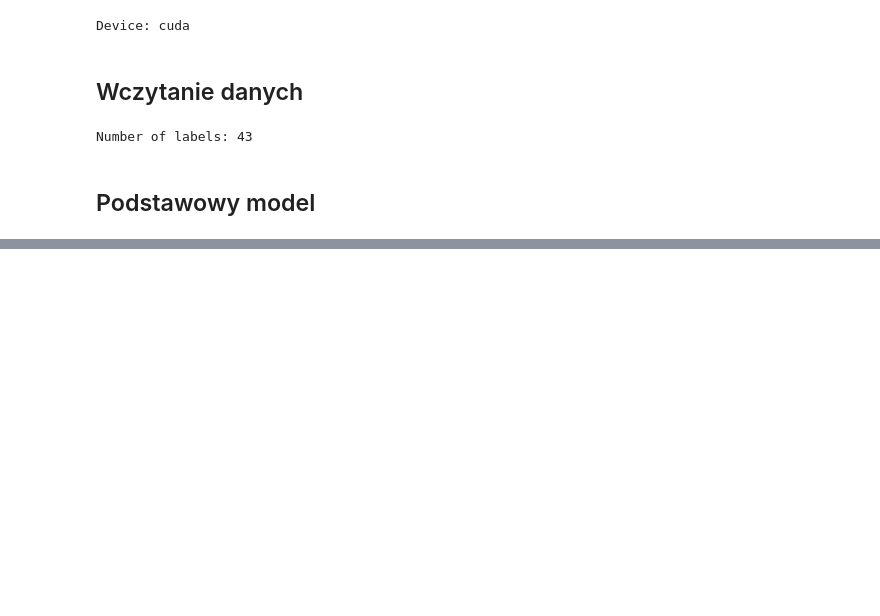
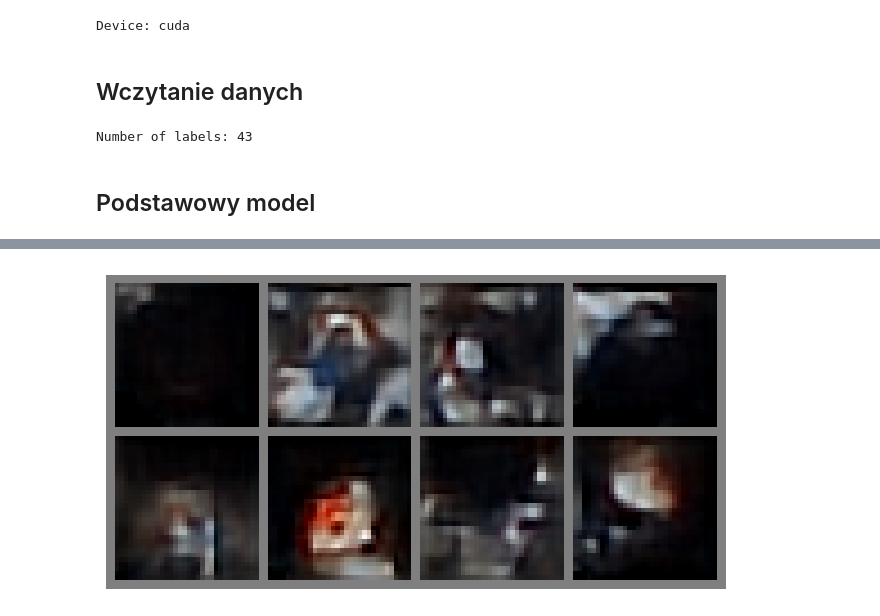
Before and after one commit to BrunoSienkiewicz/Neural-networks, a Jupyter notebook: miniprojekt_4/unet.ipynb, the cells around one changed output, grey strips where cells are left out. Cells and saved outputs as stored; diff of their text form; code cells hidden in the pictures; blank space fills up the shorter version.

```diff
--- a/miniprojekt_4/unet.ipynb
+++ b/miniprojekt_4/unet.ipynb
@@ -67,0 +76,13 @@ loss_hist, val_eval_hist = train_unet(net, train_loader, val_set[0], opt, loss_f
+# %%
+n_gen = 8
+generations, pred_hist, step_hist = generate_images_unet(net, n_gen)
+imgs = generations.cpu()
+
+grid = torchvision.utils.make_grid(imgs, nrow=4, normalize=True, pad_value=0.5)
+grid = grid.permute(1, 2, 0)
+plt.figure(figsize=(8,5))
+plt.imshow(grid)
+plt.axis('off')
+plt.show()
+# %% [output]
+[figure, added]
```
Also changed, not shown: parts of 36 cells of this notebook, 44 other files.
